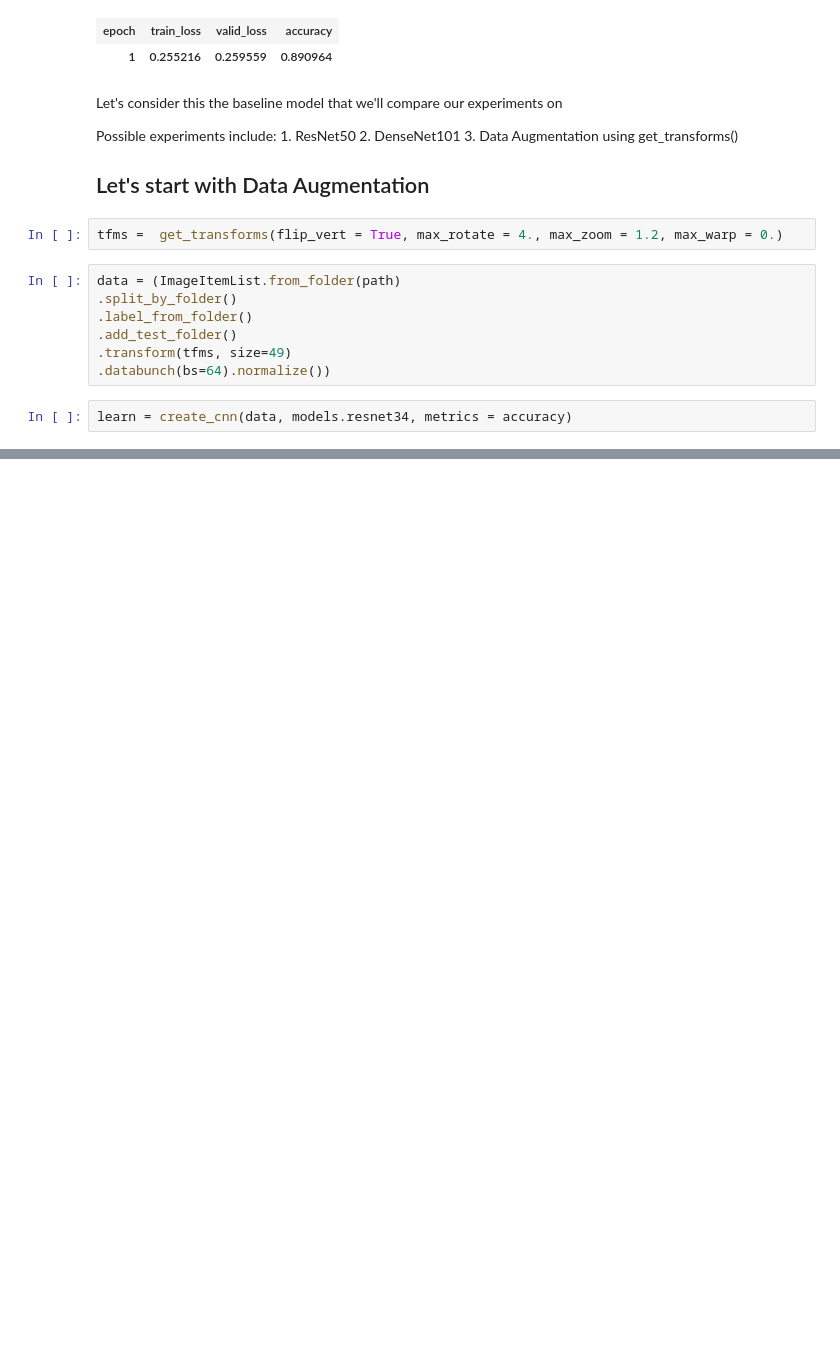
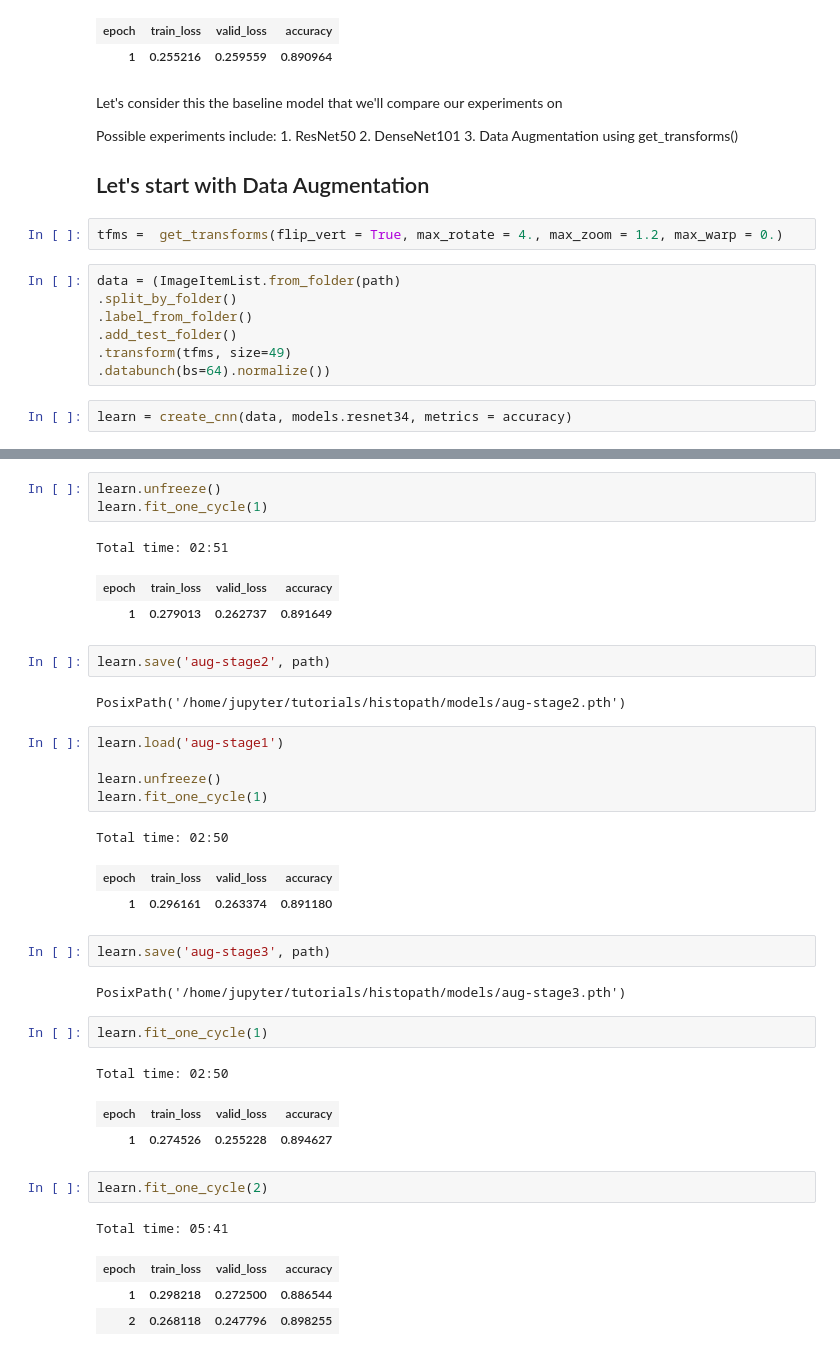
Before and after one commit to jsaurabh/deeplearning-ub, a Jupyter notebook: lesson1/CancerNet.ipynb, the cells around one changed output, grey strips where cells are left out. Cells and saved outputs as stored; diff of their text form; blank space fills up the shorter version.

Commit message:
final
Final model with >90% accuracy

```diff
--- a/lesson1/CancerNet.ipynb
+++ b/lesson1/CancerNet.ipynb
@@ -399,0 +436,37 @@ learn.save('aug-stage1', path)
+# %%
+learn.unfreeze()
+learn.fit_one_cycle(1)
+# %% [output]
+Total time: 02:51
+| epoch | train_loss | valid_loss | accuracy |
+| 1 | 0.279013 | 0.262737 | 0.891649 |
+# %%
+learn.save('aug-stage2', path)
+# %% [output]
+PosixPath('/home/jupyter/tutorials/histopath/models/aug-stage2.pth')
+# %%
+learn.load('aug-stage1')
+
+learn.unfreeze()
+learn.fit_one_cycle(1)
+# %% [output]
+Total time: 02:50
+| epoch | train_loss | valid_loss | accuracy |
+| 1 | 0.296161 | 0.263374 | 0.891180 |
+# %%
+learn.save('aug-stage3', path)
+# %% [output]
+PosixPath('/home/jupyter/tutorials/histopath/models/aug-stage3.pth')
+# %%
+learn.fit_one_cycle(1)
+# %% [output]
+Total time: 02:50
+| epoch | train_loss | valid_loss | accuracy |
+| 1 | 0.274526 | 0.255228 | 0.894627 |
+# %%
+learn.fit_one_cycle(2)
+# %% [output]
+Total time: 05:41
+| epoch | train_loss | valid_loss | accuracy |
+| 1 | 0.298218 | 0.272500 | 0.886544 |
+| 2 | 0.268118 | 0.247796 | 0.898255 |
```
Also changed, not shown: parts of 16 cells of this notebook, 1 other file.
